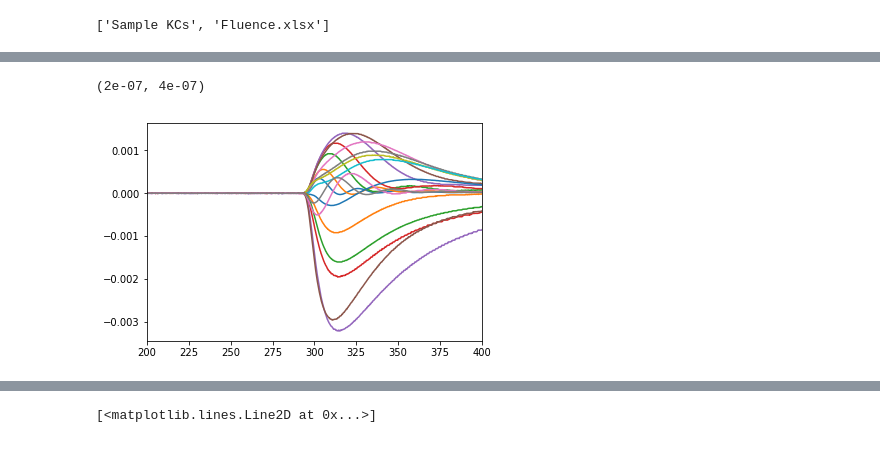
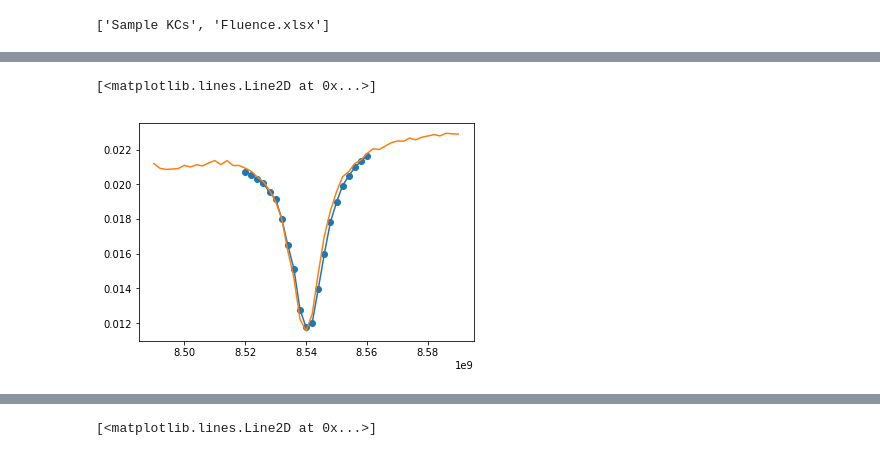
Before and after one commit to aspitarl/TRMC, a Jupyter notebook: 12-18-18.ipynb, the cells around one changed output, grey strips where cells are left out. Cells and saved outputs as stored; diff of their text form; code cells hidden in the pictures.

```diff
--- a/12-18-18.ipynb
+++ b/12-18-18.ipynb
@@ -236,9 +135,0 @@ for samp in direcs:
-# %%
-fig, ax = plt.subplots()
-ax.plot(dfs['A'])
-fmt = exp_formatter(-9)
-ax.xaxis.set_major_formatter(FuncFormatter(fmt.format_func))
-ax.set_xlim([200e-9,400e-9])
-# %% [output]
-(2e-07, 4e-07)
-[figure, removed]
@@ -244,0 +150,45 @@ ax.set_xlim([200e-9,400e-9])
+# %%
+direcs = set(s_files.index.levels[0])
+freqs = set(s_files.index.levels[1])
+fluences = set(s_files.index.levels[2])
+
+
+data = np.zeros([len(direcs)*len(freqs)*len(fluences),len(time_arr)])
+
+
+lowpow = 722200000.0
+
+backvs = []
+re_backV = "^Background Voltage,-(\d+\.\d+)mV"
+re_backV2 = "^Background Voltage,-(\d+)mV"
+
+for i, tup in enumerate(mi):
+    direc, freq, fluence = tup
+    fp = s_files[direc,freq,fluence]
+    if(fluence == lowpow):
+        lp = trmc.read_trace(fp,50e-9).values
+        data[i,:] = lp - lp
+    else:
+        d = trmc.read_trace(fp,50e-9).values - lp
+        data[i,:] = d
+
+    with open(fp) as p:
+        for i, line in enumerate(p):
+            if i == 11:
+                m = re.search(re_backV,line)
+                if m == None:
+                    m = re.search(re_backV2,line)
+                backvs.append(float(m.groups()[0])*1e-3)
+
+data = data.flatten()
+
+s = pd.Series(data,index = mi_t)
+
+backvs = pd.Series(backvs,index = mi).xs(7.222000e+08,level =2)
+# %%
+plt.plot(backvs.xs('U').sort_index(level = 1),marker = 'o')
+# plt.plot(backvs.xs('D').sort_index(level = 1),marker = 'o')
+plt.plot(swps_V['KCs_0ms'])
+# %% [output]
+[<matplotlib.lines.Line2D at 0x...>]
+[figure, added]
```
Also changed, not shown: parts of 13 cells of this notebook.
